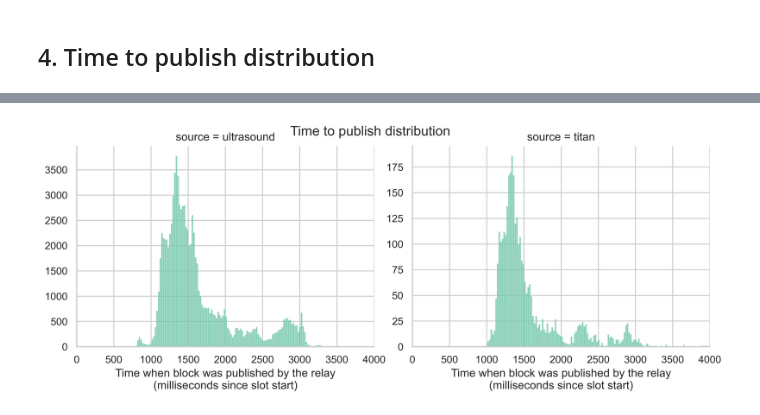
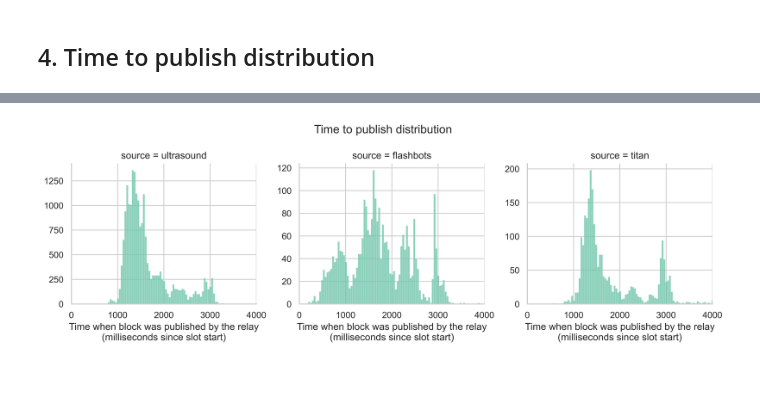
Before and after one commit to misilva73/eth-slot-analysis, a Jupyter notebook: notebooks/1.4-block-publishing-times.ipynb, the cells around one changed output, grey strips where cells are left out. Drawn from its saved outputs; the diff is of its cells as text; code cells hidden in the pictures; blank space fills up the shorter version.

Commit message:
Update block publish times notebook

```diff
--- a/notebooks/1.4-block-publishing-times.ipynb
+++ b/notebooks/1.4-block-publishing-times.ipynb
@@ -49,7 +50,7 @@ db_url = db_url = (
 # %%
 # Load raw data from ultrasound
 ultra_file = os.path.join(
-    repo_dir, "data", "relay", "ultrasoud_payload_publish_time_07_21_17_32.csv"
+    repo_dir, "data", "relay", "ultrasound_payload_publish_time_08_11_13_49.csv"
 )
 ultra_df = pd.read_csv(ultra_file)
 ultra_df["request_datetime"] = pd.to_datetime(ultra_df["received_at"]).dt.tz_localize(
@@ -84,7 +87,7 @@ Name: slot, dtype: int64
 ### Titan relay data
 # %%
 # Load raw data from titan
-titan_file = os.path.join(repo_dir, "data", "relay", "block_times_since_12187616.csv")
+titan_file = os.path.join(repo_dir, "data", "relay", "titan_block_timings_12243620_12294000.csv")
 titan_df = pd.read_csv(titan_file)
 titan_df = titan_df.rename(columns={"slot_number": "slot"})
 titan_df["request_datetime"] = pd.to_datetime(titan_df["signed_block_received"])
@@ -149,28 +185,36 @@ slot_start_df
 ### Join relay data
 # %%
 # Join data
-relay_df = (
-    pd.concat([ultra_df, titan_df], ignore_index=True)
-    .merge(slot_start_df, on="slot", how="inner")
-    .sort_values(by="request_datetime")
+relay_df = pd.concat([ultra_df, titan_df, fb_df], ignore_index=True).merge(
+    slot_start_df, on="slot", how="inner"
 )
 # Compute times
+## request_to_publish
 relay_df["request_to_publish"] = (
     relay_df["publish_datetime"] - relay_df["request_datetime"]
-).dt.total_seconds()*1000
+).dt.total_seconds() * 1000
+## slot_start_to_request
 relay_df["slot_start_to_request"] = (
     relay_df["request_datetime"] - relay_df["slot_start_datetime"]
-).dt.total_seconds()*1000
-relay_df["slot_start_to_publish"] = (
+).dt.total_seconds() * 1000
+## slot_start_to_publish
+slot_start_to_publish_arr = (
     relay_df["publish_datetime"] - relay_df["slot_start_datetime"]
-).dt.total_seconds()*1000
-# Filter data bugs
-# relay_df = relay_df[relay_df["slot_start_to_publish"].between(0,4000)]
-# relay_df = relay_df[relay_df["slot_start_to_request"]>0]
-# relay_df = relay_df[relay_df["request_to_publish"]>0]
-# Get first request by slot
-# relay_df = relay_df.groupby("slot").first().reset_index().sort_values(by="slot")
-# relay_df = relay_df[relay_df["source"]=="titan"]
+).dt.total_seconds() * 1000
+relay_df["slot_start_to_publish"] = np.where(
+    relay_df["source"] == "flashbots",
+    relay_df["slot_start_to_publish"],
+    slot_start_to_publish_arr,
+)
+# Get fastest publish by by slot
+relay_df = (
+    relay_df
+    .sort_values(by="slot_start_to_publish", ascending=False)
+    .groupby("slot")
+    .first(skipna=False)
+    .reset_index()
+    .sort_values(by="slot")
+)
 relay_df.info()
 # %% [output]
 <class 'pandas.core.frame.DataFrame'>
@@ -269,20 +324,21 @@ plt.show()
 # %%
 
 g = sns.displot(
     data=relay_df,
     x="slot_start_to_publish",
     col="source",
     kind="hist",
-    height=4, aspect=1.3,
+    height=4, aspect=1,
     facet_kws={"sharey":False}
 )
 g.set(xlim=(0,4000))
 g.set_xlabels("Time when block was published by the relay\n(milliseconds since slot start)")
 g.set_ylabels("")
 plt.suptitle("Time to publish distribution")
+plt.tight_layout()
 plt.show()
 # %% [output]
-[figure, old version]
+[figure, new version]
 # %%
 relay_df["slot_start_to_publish"].agg(["min", "max", "mean", "std"])
 # %% [output]
```
Also changed, not shown: parts of 20 cells of this notebook.
